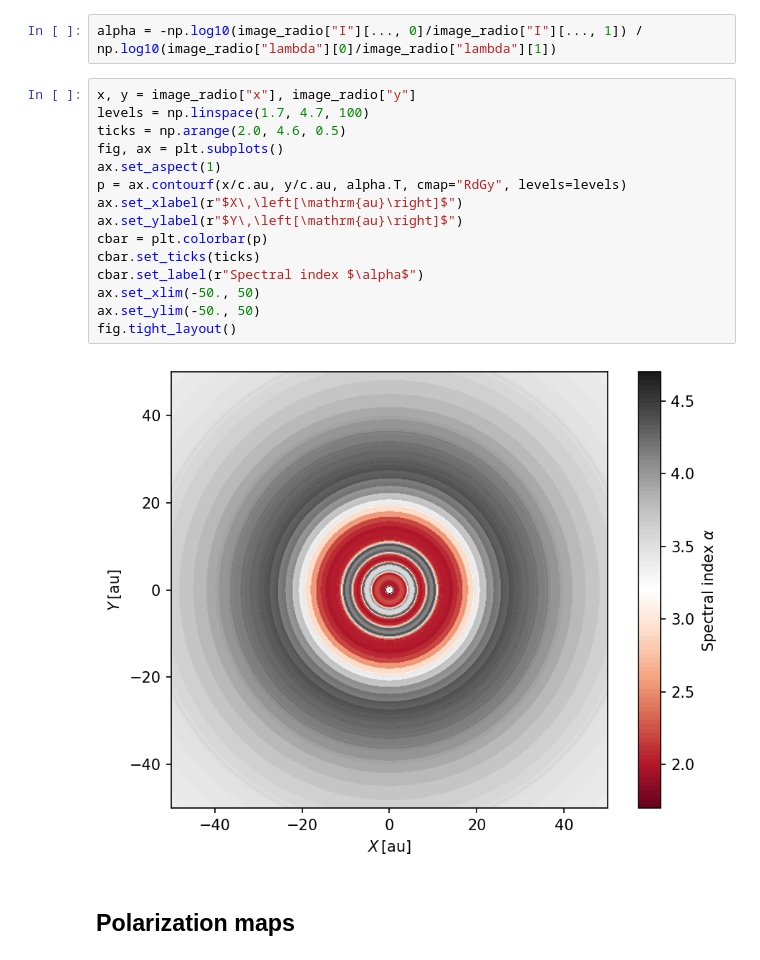
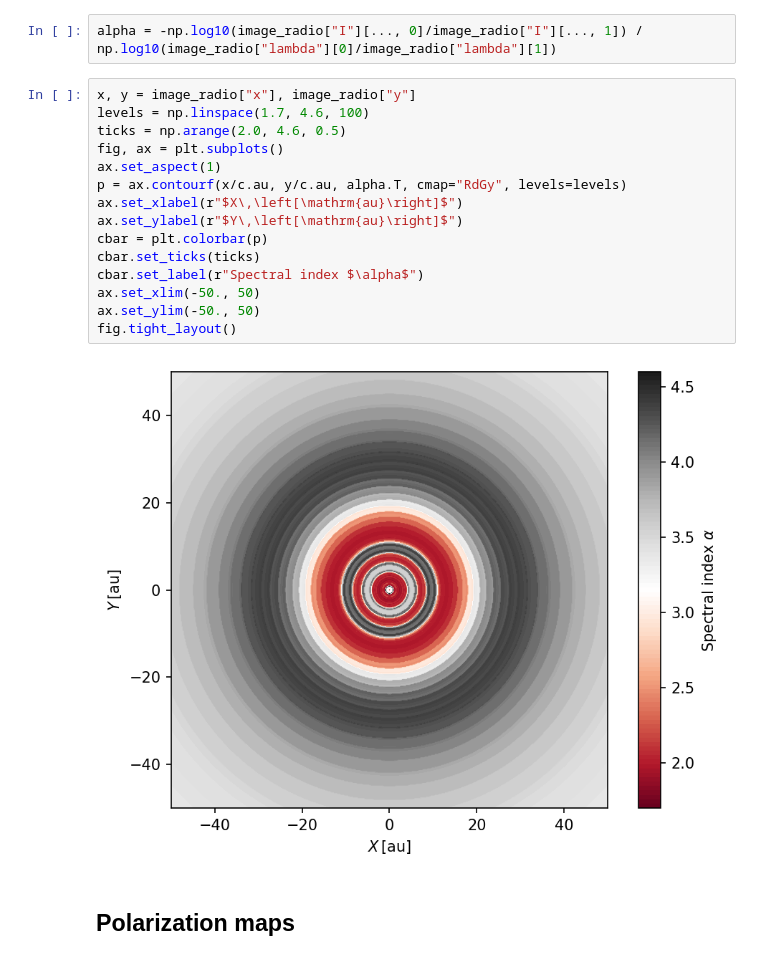
Before and after one commit to stammler/dustpylib, a Jupyter notebook: examples/radtrans/radmc3d.ipynb, the cells around one changed output. Drawn from its saved outputs; the diff is of its cells as text.

```diff
--- a/examples/radtrans/radmc3d.ipynb
+++ b/examples/radtrans/radmc3d.ipynb
@@ -382,21 +382,21 @@ Since we created images at two different wavelengths we can create spectral inde
 alpha = -np.log10(image_radio["I"][..., 0]/image_radio["I"][..., 1]) / np.log10(image_radio["lambda"][0]/image_radio["lambda"][1])
 # %%
 x, y = image_radio["x"], image_radio["y"]
-levels = np.linspace(1.7, 4.7, 100)
+levels = np.linspace(1.7, 4.6, 100)
 ticks = np.arange(2.0, 4.6, 0.5)
 fig, ax = plt.subplots()
 ax.set_aspect(1)
 p = ax.contourf(x/c.au, y/c.au, alpha.T, cmap="RdGy", levels=levels)
 ax.set_xlabel(r"$X\,\left[\mathrm{au}\right]$")
 ax.set_ylabel(r"$Y\,\left[\mathrm{au}\right]$")
 cbar = plt.colorbar(p)
 cbar.set_ticks(ticks)
 cbar.set_label(r"Spectral index $\alpha$")
 ax.set_xlim(-50., 50)
 ax.set_ylim(-50., 50)
 fig.tight_layout()
 # %% [output]
-[figure, old version]
+[figure, new version]
 # %% [markdown]
 ## Polarization maps
 # %% [markdown]
```
Also changed, not shown: parts of 4 cells of this notebook, 7 other files.
